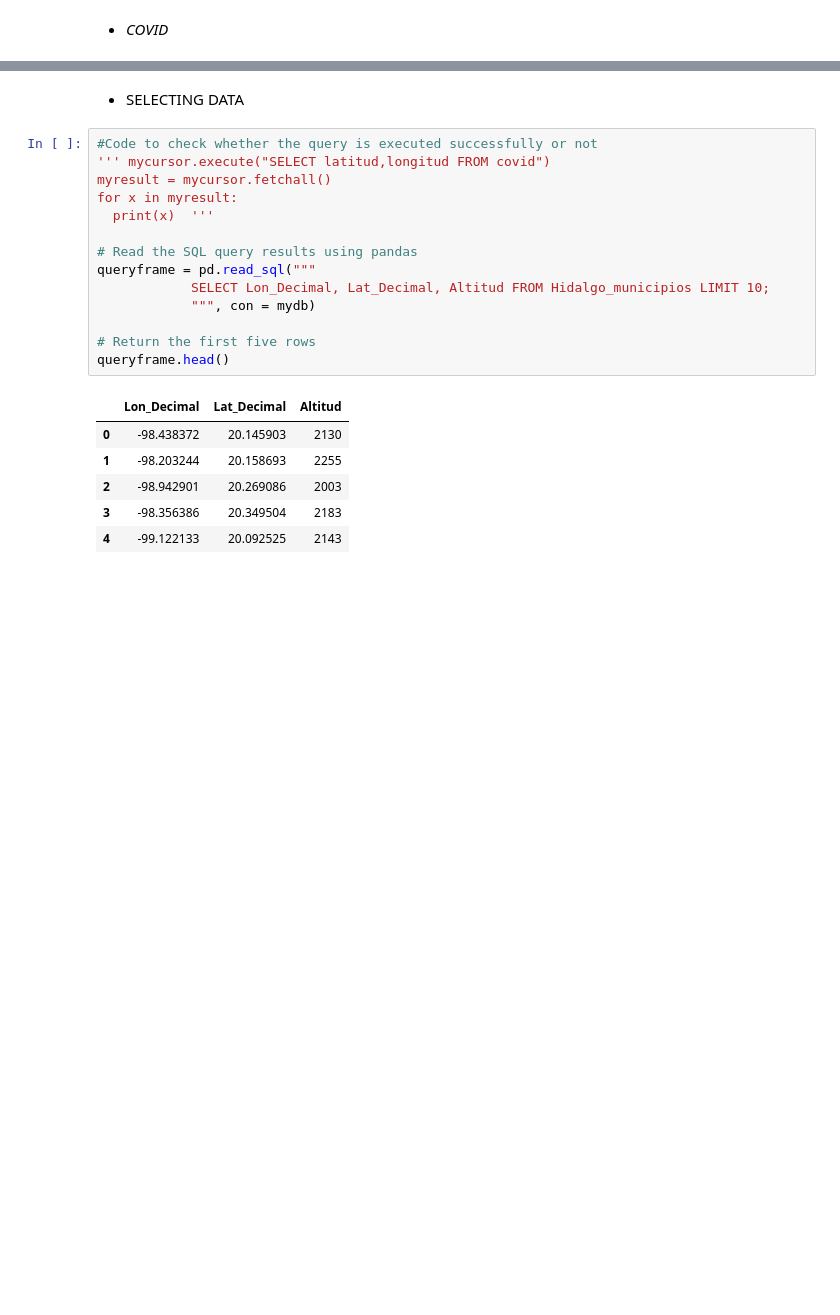
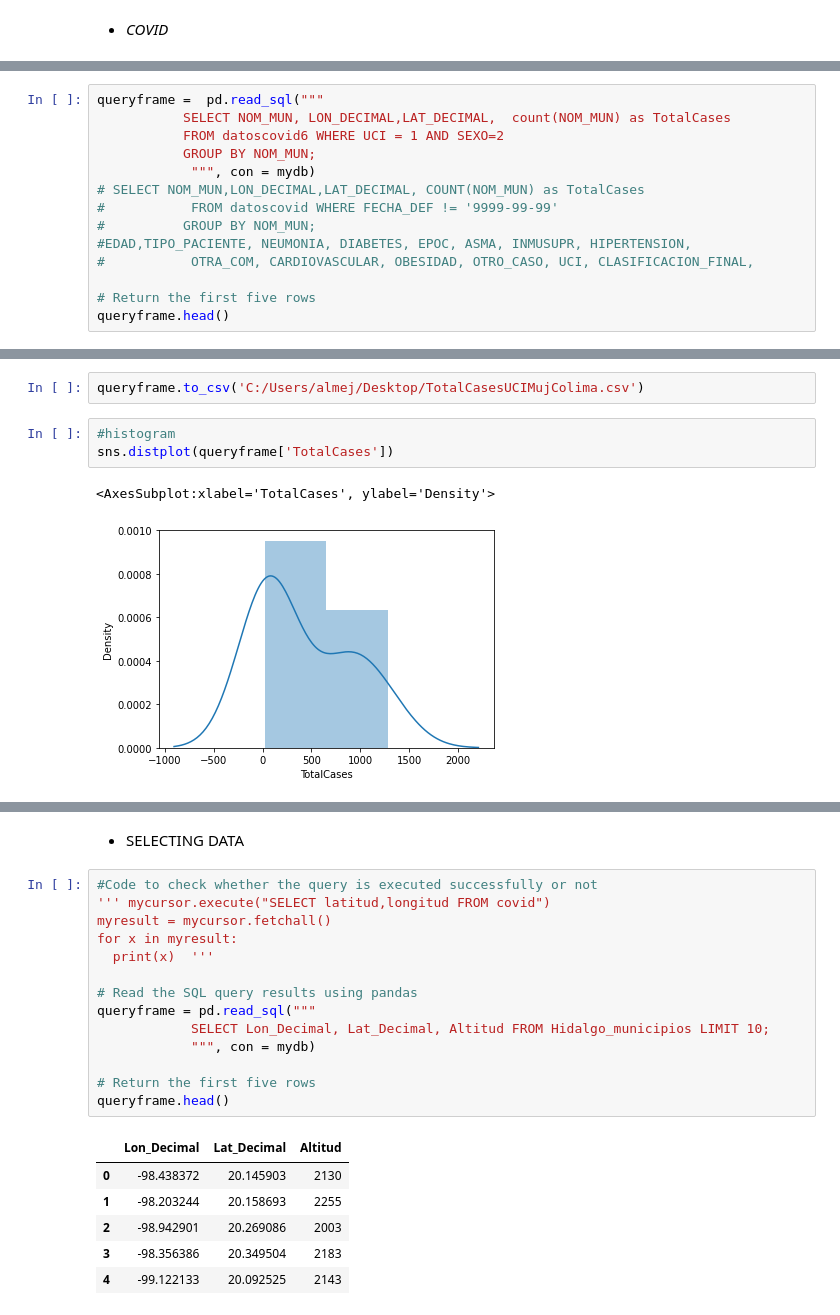
Before and after one commit to nelyher98/GeospatialAnalysis, a Jupyter notebook: DataAnalysis.ipynb, the cells around one changed output, grey strips where cells are left out. Drawn from its saved outputs; the diff is of its cells as text; blank space fills up the shorter version.

```diff
--- a/DataAnalysis.ipynb
+++ b/DataAnalysis.ipynb
@@ -112,0 +99,14 @@ df.to_sql('DrenajeN',con=engine,index=False,if_exists='append')
+# %%
+queryframe =  pd.read_sql("""
+           SELECT NOM_MUN, LON_DECIMAL,LAT_DECIMAL,  count(NOM_MUN) as TotalCases
+           FROM datoscovid6 WHERE UCI = 1 AND SEXO=2
+           GROUP BY NOM_MUN;
+            """, con = mydb)
+# SELECT NOM_MUN,LON_DECIMAL,LAT_DECIMAL, COUNT(NOM_MUN) as TotalCases
+#           FROM datoscovid WHERE FECHA_DEF != '9999-99-99'
+#          GROUP BY NOM_MUN;
+#EDAD,TIPO_PACIENTE, NEUMONIA, DIABETES, EPOC, ASMA, INMUSUPR, HIPERTENSION,
+#           OTRA_COM, CARDIOVASCULAR, OBESIDAD, OTRO_CASO, UCI, CLASIFICACION_FINAL,
+
+# Return the first five rows
+queryframe.head()
@@ -112,0 +120,8 @@ df.to_sql('DrenajeN',con=engine,index=False,if_exists='append')
+# %%
+queryframe.to_csv('C:/Users/almej/Desktop/TotalCasesUCIMujColima.csv')
+# %%
+#histogram
+sns.distplot(queryframe['TotalCases'])
+# %% [output]
+<AxesSubplot:xlabel='TotalCases', ylabel='Density'>
+[figure, added]
```
Also changed, not shown: parts of 35 cells of this notebook, 5 other files.
